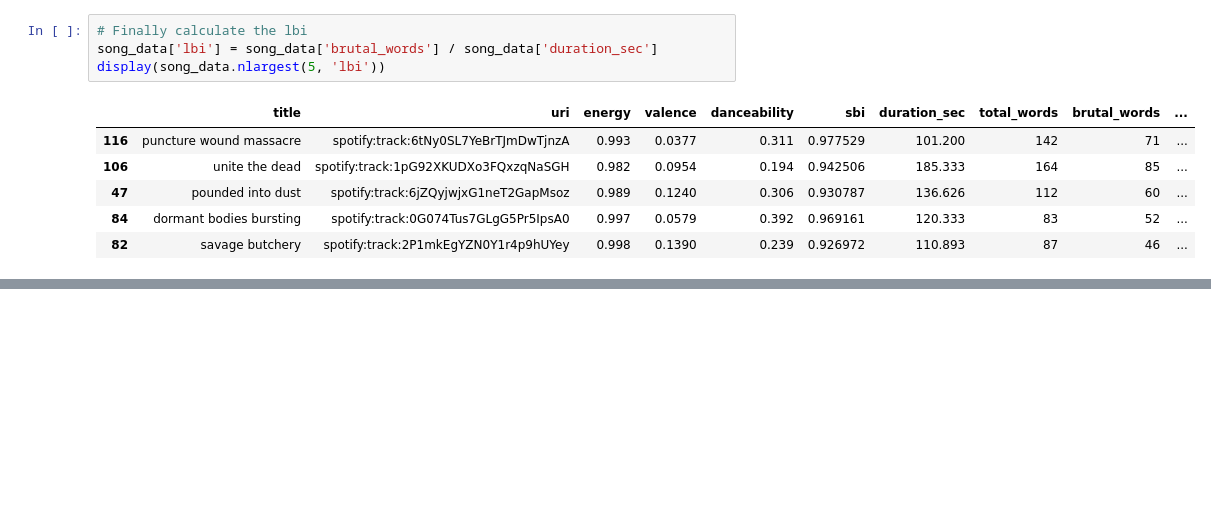
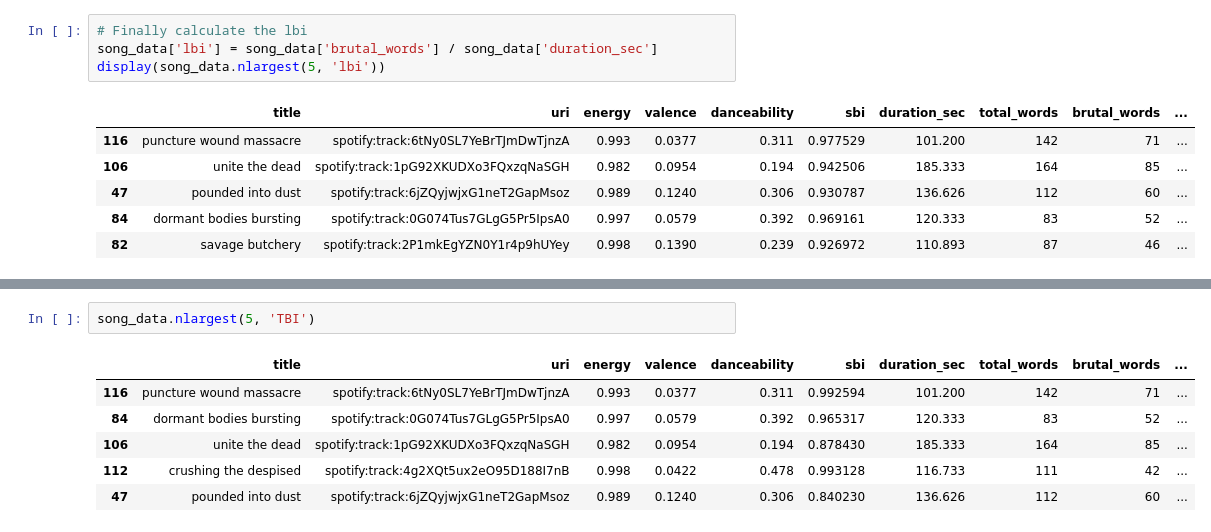
Before and after one commit to rbuerki/most-brutal-cannibal-corpse, a Jupyter notebook: 2-Text-Analysis-Lyrics.ipynb, the cells around one changed output, grey strips where cells are left out. Drawn from its saved outputs; the diff is of its cells as text; blank space fills up the shorter version.

```diff
--- a/2-Text-Analysis-Lyrics.ipynb
+++ b/2-Text-Analysis-Lyrics.ipynb
@@ -447,0 +501,9 @@ LBI HAS TO BE NORMALIZED???, SBI TOO???
+# %%
+song_data.nlargest(5, 'TBI')
+# %% [output]
+|  | title | uri | energy | valence | danceability | sbi | duration_sec | total_words | brutal_words | ... |
+| 116 | puncture wound massacre | spotify:track:6tNy0SL7YeBrTJmDwTjnzA | 0.993 | 0.0377 | 0.311 | 0.992594 | 101.200 | 142 | 71 | ... |
+| 84 | dormant bodies bursting | spotify:track:0G074Tus7GLgG5Pr5IpsA0 | 0.997 | 0.0579 | 0.392 | 0.965317 | 120.333 | 83 | 52 | ... |
+| 106 | unite the dead | spotify:track:1pG92XKUDXo3FQxzqNaSGH | 0.982 | 0.0954 | 0.194 | 0.878430 | 185.333 | 164 | 85 | ... |
+| 112 | crushing the despised | spotify:track:4g2XQt5ux2eO95D188I7nB | 0.998 | 0.0422 | 0.478 | 0.993128 | 116.733 | 111 | 42 | ... |
+| 47 | pounded into dust | spotify:track:6jZQyjwjxG1neT2GapMsoz | 0.989 | 0.1240 | 0.306 | 0.840230 | 136.626 | 112 | 60 | ... |
```
Also changed, not shown: parts of 20 cells of this notebook.
